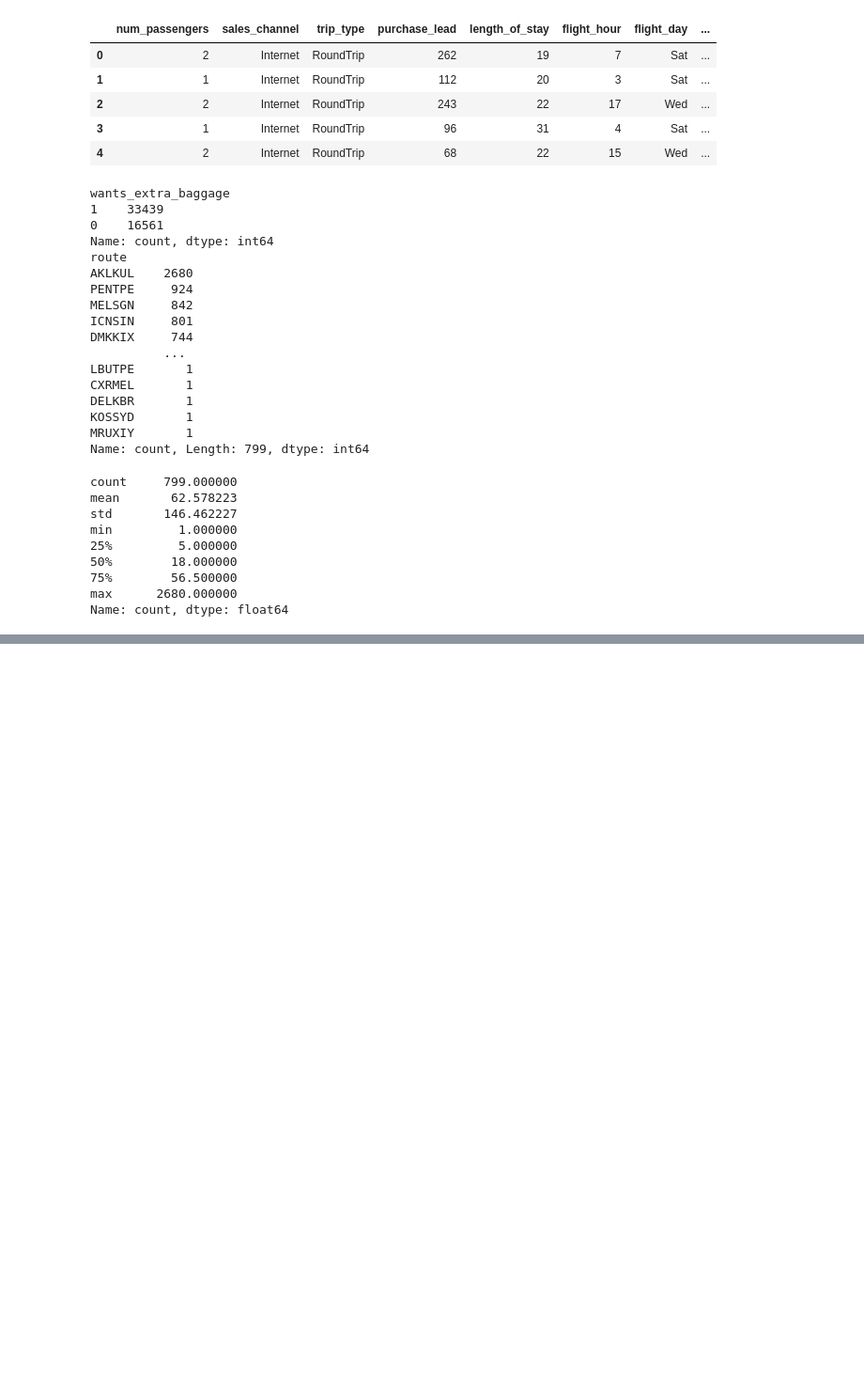
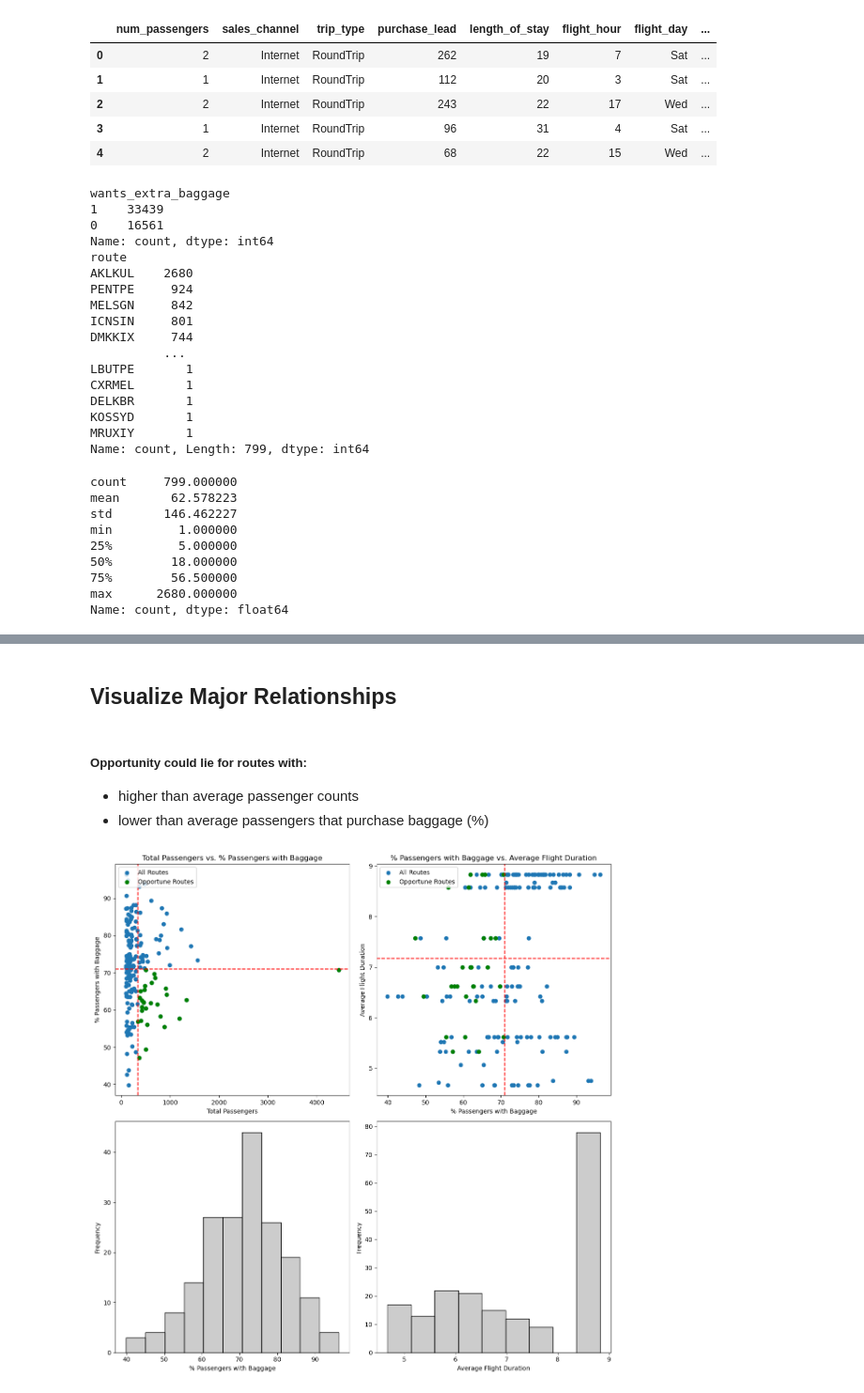
Before and after one commit to Alec12/data-science-secondary-projects, a Jupyter notebook: Data-Model-Portfolio/Oceania-Airlines-Bookings/exploratory_analysis.ipynb, the cells around one changed output, grey strips where cells are left out. Shown at 94% size. Drawn from its saved outputs; the diff is of its cells as text; code cells hidden in the pictures; blank space fills up the shorter version.

```diff
--- a/Data-Model-Portfolio/Oceania-Airlines-Bookings/exploratory_analysis.ipynb
+++ b/Data-Model-Portfolio/Oceania-Airlines-Bookings/exploratory_analysis.ipynb
@@ -84,0 +138,57 @@ df[df['route'].isin(routes_over_x.index)]
+# %% [markdown]
+## Visualize Major Relationships
+# %% [markdown]
+##### Opportunity could lie for routes with:
+- higher than average passenger counts
+- lower than average passengers that purchase baggage (%)
+# %%
+# Calculate means
+mean_total_passengers = result_df['total_passengers'].mean()
+mean_percent_baggage = result_df['%_passengers_with_baggage'].mean()
+mean_flight_duration = result_df['avg_flight_duration'].mean()
+
+# Filter routes below mean_percent_baggage but above mean_total_passengers
+filtered_routes = result_df[(result_df['%_passengers_with_baggage'] < mean_percent_baggage) &
+                            (result_df['total_passengers'] > mean_total_passengers)]
+
+# Create a figure and four subplots
+fig, axs = plt.subplots(2, 2, figsize=(12, 12))
+
+# Plot first subplot (scatter plot of Total Passengers vs. % Passengers with Baggage)
+axs[0, 0].scatter(result_df['total_passengers'], result_df['%_passengers_with_baggage'], label='All Routes')
+axs[0, 0].scatter(filtered_routes['total_passengers'], filtered_routes['%_passengers_with_baggage'], color='green', label='Opportune Routes')
+axs[0, 0].set_xlabel('Total Passengers')
+axs[0, 0].set_ylabel('% Passengers with Baggage')
+axs[0, 0].axvline(x=mean_total_passengers, color='r', linestyle='--')
+axs[0, 0].axhline(y=mean_percent_baggage, color='r', linestyle='--')
+axs[0, 0].set_title('Total Passengers vs. % Passengers with Baggage')
+axs[0, 0].legend(loc='upper left')
+
+# Plot second subplot (scatter plot of % Passengers with Baggage vs. Average Flight Duration)
+axs[0, 1].scatter(result_df['%_passengers_with_baggage'], result_df['avg_flight_duration'], label='All Routes')
+axs[0, 1].scatter(filtered_routes['%_passengers_with_baggage'], filtered_routes['avg_flight_duration'], color='green', label='Opportune Routes')
+axs[0, 1].set_xlabel('% Passengers with Baggage')
+axs[0, 1].set_ylabel('Average Flight Duration')
+axs[0, 1].axvline(x=mean_percent_baggage, color='r', linestyle='--')
+axs[0, 1].axhline(y=mean_flight_duration, color='r', linestyle='--')
+axs[0, 1].set_title('% Passengers with Baggage vs. Average Flight Duration')
+axs[0, 1].legend(loc='upper left')
+
+# Plot third subplot (histogram of % Passengers with Baggage)
+sns.histplot(result_df['%_passengers_with_baggage'], ax=axs[1, 0], color='#000000', alpha=0.2)
+axs[1, 0].set_xlabel('% Passengers with Baggage')
+axs[1, 0].set_ylabel('Frequency')
+
+# Plot fourth subplot (histogram of Average Flight Duration)
+sns.histplot(result_df['avg_flight_duration'], ax=axs[1, 1], color='#000000', alpha=0.2)
+axs[1, 1].set_xlabel('Average Flight Duration')
+axs[1, 1].set_ylabel('Frequency')
+
+plt.tight_layout()
+
+# Save all subplots in the same image
+plt.savefig('combined_plots.png')
+
+plt.show()
+# %% [output]
+[figure, added]
```
Also changed, not shown: parts of 28 cells of this notebook, 3 other files.
